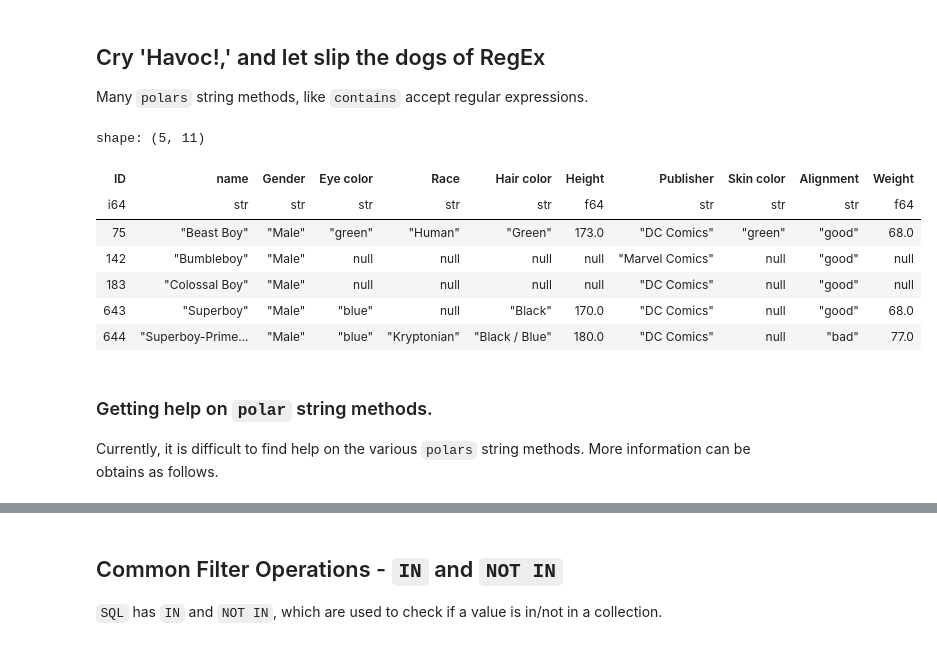
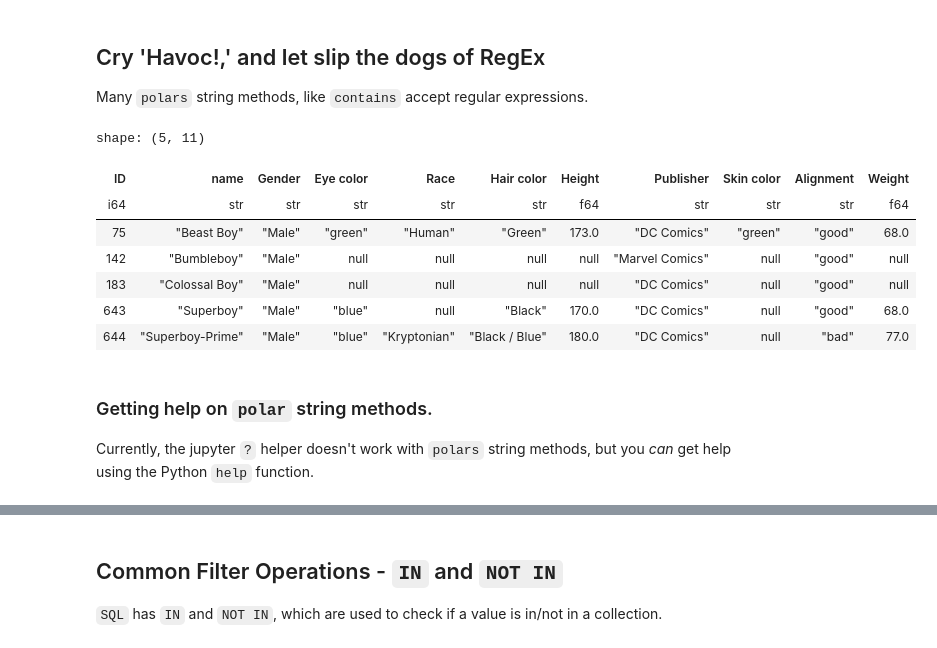
Before and after one commit to theisenr05/dsci_325_module6_basic_data_management_in_python, a Jupyter notebook: 6_4_common_filter_operations.ipynb, the cells around one changed output, grey strips where cells are left out. Saved outputs shown, nothing was run; the diff lists cells and outputs as text; code cells hidden in the pictures.

```diff
--- a/6_4_common_filter_operations.ipynb
+++ b/6_4_common_filter_operations.ipynb
@@ -187,19 +187,19 @@ Many `polars` string methods, like `contains` accept regular expressions.
 # %%
 (heroes
  .filter(pl.col('Publisher').str.contains('DC|Marvel'))
- .filter(pl.col('name').str.contains('\s[Bb]oy|\wboy'))
+ .filter(pl.col('name').str.contains(r'\s[Bb]oy|\wboy'))
  .head()
 )
 # %% [output]
 shape: (5, 11)
 | ID | name | Gender | Eye color | Race | Hair color | Height | Publisher | Skin color | Alignment | Weight |
 | i64 | str | str | str | str | str | f64 | str | str | str | f64 |
 | 75 | "Beast Boy" | "Male" | "green" | "Human" | "Green" | 173.0 | "DC Comics" | "green" | "good" | 68.0 |
 | 142 | "Bumbleboy" | "Male" | null | null | null | null | "Marvel Comics" | null | "good" | null |
 | 183 | "Colossal Boy" | "Male" | null | null | null | null | "DC Comics" | null | "good" | null |
 | 643 | "Superboy" | "Male" | "blue" | null | "Black" | 170.0 | "DC Comics" | null | "good" | 68.0 |
-| 644 | "Superboy-Prime... | "Male" | "blue" | "Kryptonian" | "Black / Blue" | 180.0 | "DC Comics" | null | "bad" | 77.0 |
+| 644 | "Superboy-Prime" | "Male" | "blue" | "Kryptonian" | "Black / Blue" | 180.0 | "DC Comics" | null | "bad" | 77.0 |
 # %% [markdown]
 ### Getting help on `polar` string methods.
 
-Currently, it is difficult to find help on the various `polars` string methods.  More information can be obtains as follows.
+Currently, the jupyter `?` helper doesn't work with `polars` string methods, but you *can* get help using the Python `help` function.
```
Also changed, not shown: parts of 20 cells of this notebook, 4 other files.
